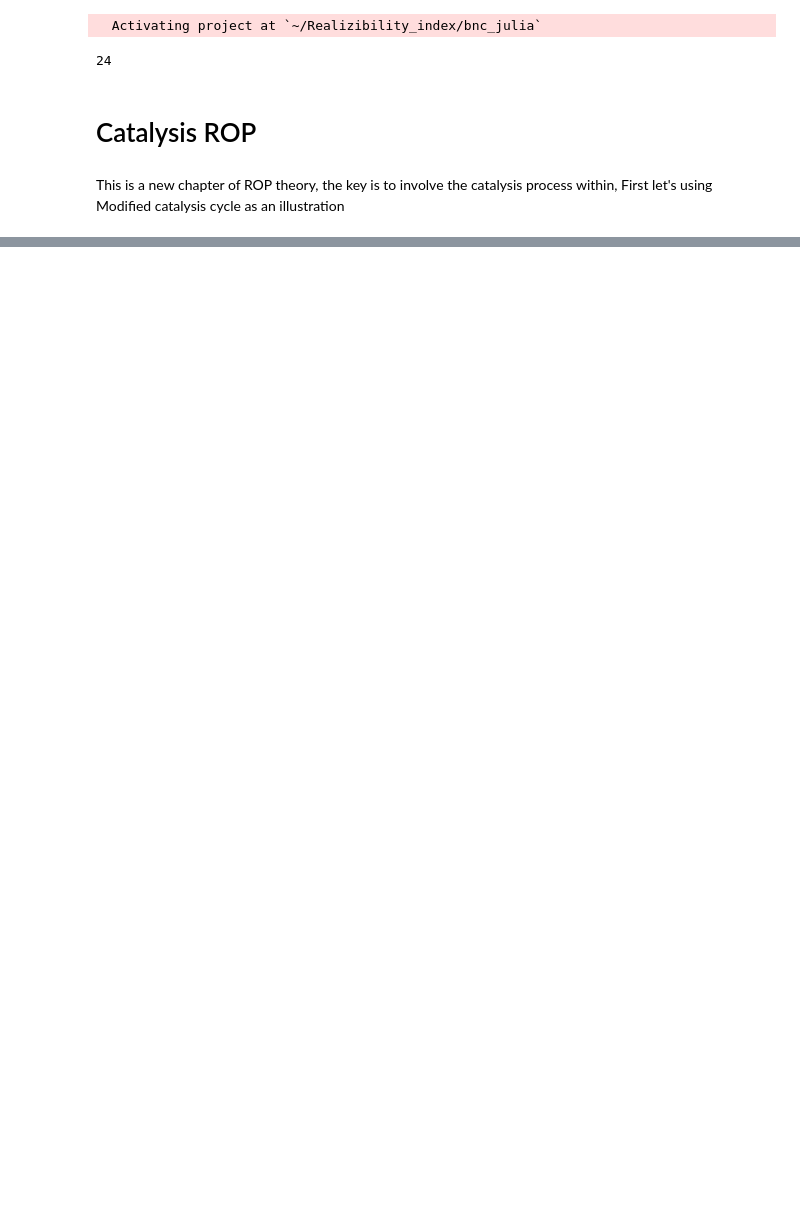
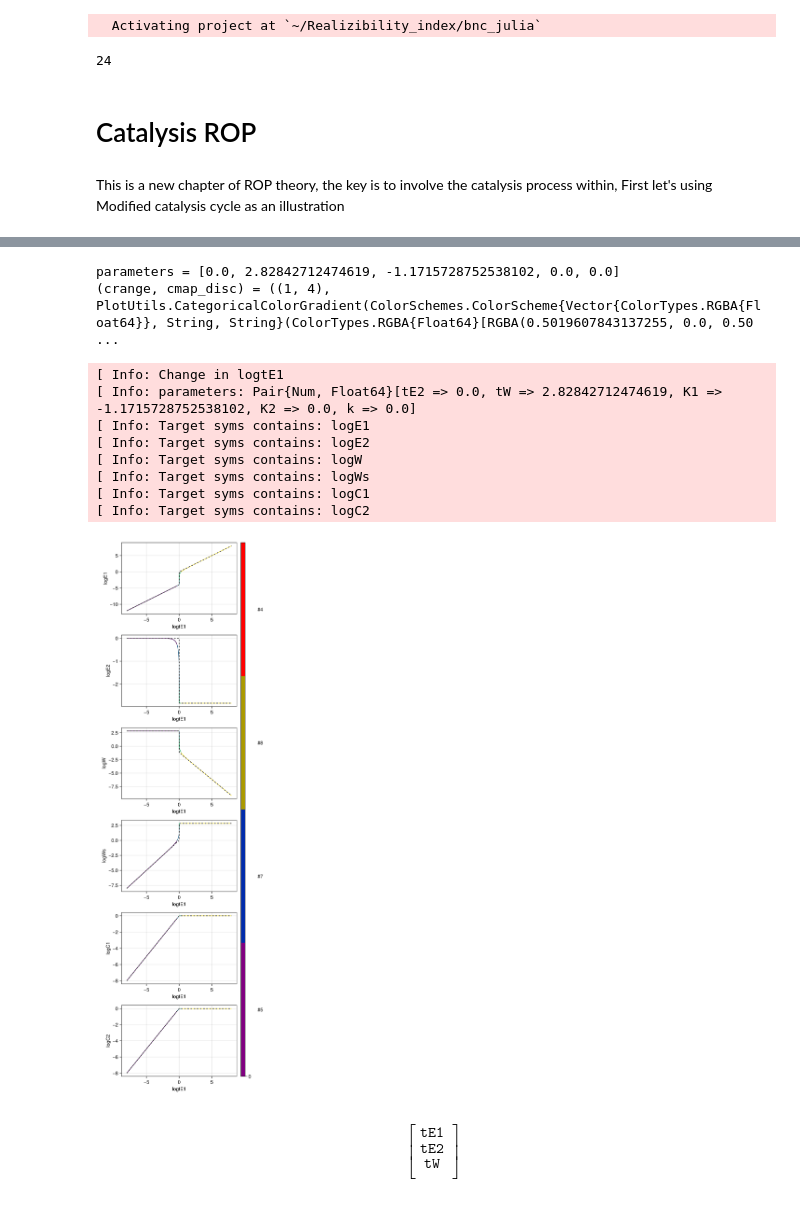
Before and after one commit to Qinguo25/BindingAndCatalysis.jl, a Jupyter notebook: Examples/Covelant_modified_cycle.ipynb, the cells around one changed output, grey strips where cells are left out. Saved outputs shown, nothing was run; the diff lists cells and outputs as text; code cells hidden in the pictures; blank space fills up the shorter version.

```diff
--- a/Examples/Covelant_modified_cycle.ipynb
+++ b/Examples/Covelant_modified_cycle.ipynb
@@ -70,0 +211,28 @@ GLMakie.Screen(...)
+# %%
+SISO_plot(grh, 4;size = (500,1600), add_archeatype_lines=true,start=-8,stop = 8)
+# display(f)
+# %% [output]
+parameters = [0.0, 2.82842712474619, -1.1715728752538102, 0.0, 0.0]
+(crange, cmap_disc) = ((1, 4), PlotUtils.CategoricalColorGradient(ColorSchemes.ColorScheme{Vector{ColorTypes.RGBA{Float64}}, String, String}(ColorTypes.RGBA{Float64}[RGBA(0.5019607843137255, 0.0, 0.50 ...
+[ Info: Change in logtE1
+[ Info: parameters: Pair{Num, Float64}[tE2 => 0.0, tW => 2.82842712474619, K1 => -1.1715728752538102, K2 => 0.0, k => 0.0]
+[ Info: Target syms contains: logE1
+[ Info: Target syms contains: logE2
+[ Info: Target syms contains: logW
+[ Info: Target syms contains: logWs
+[ Info: Target syms contains: logC1
+[ Info: Target syms contains: logC2
+[figure, added]
+# %%
+cmodel.q_sym
+# %% [output]
+$$ \begin{equation}
+\left[
+\begin{array}{c}
+\mathtt{tE1} \\
+\mathtt{tE2} \\
+\mathtt{tW} \\
+\end{array}
+\right]
+\end{equation}
+ $$
```
Also changed, not shown: parts of 32 cells of this notebook, 8 other files.
